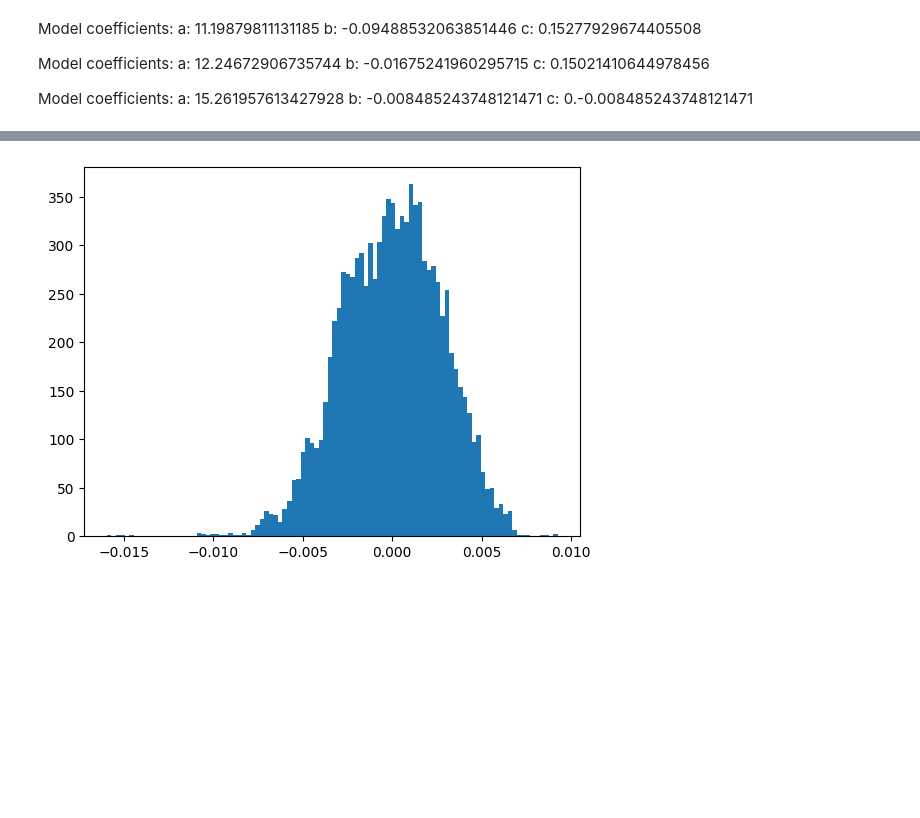
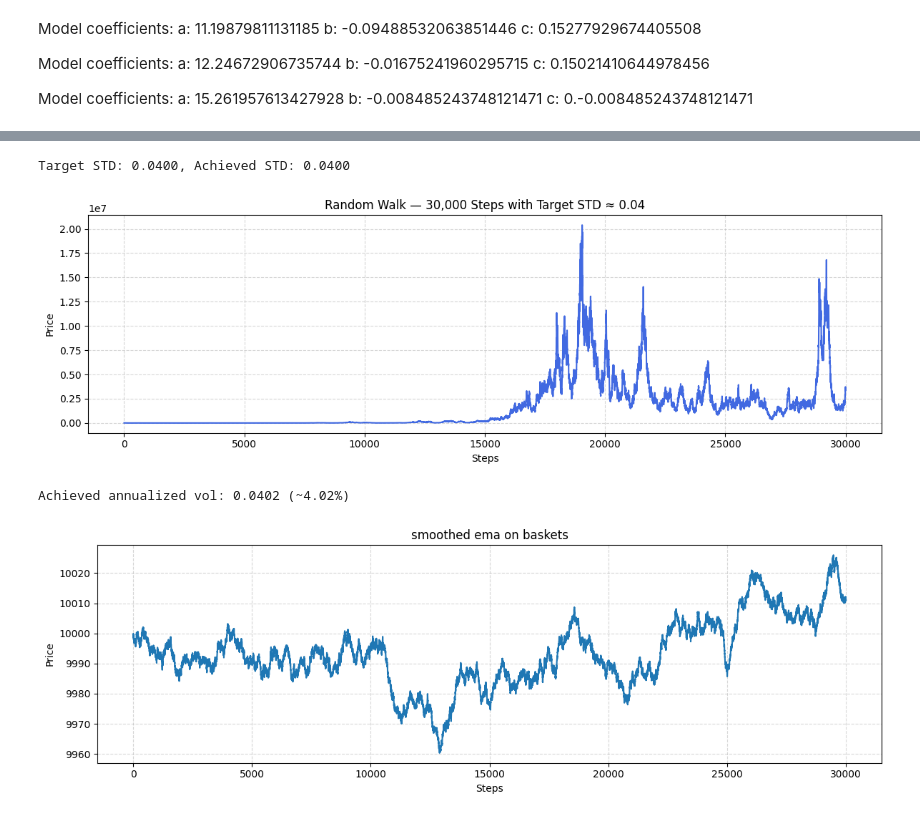
Before and after one commit to chrispyroberts/imc-prosperity-3, a Jupyter notebook: ROUND 3/round3 analysis.ipynb, the cells around one changed output, grey strips where cells are left out. Drawn from its saved outputs; the diff is of its cells as text; code cells hidden in the pictures; blank space fills up the shorter version.

```diff
--- a/ROUND 3/round3 analysis.ipynb
+++ b/ROUND 3/round3 analysis.ipynb
@@ -467,5 +236,66 @@ c: 0.15140122570599449
-# %%
-plt.hist(copy_df['iv_diff'].values, bins=100)
-plt.show()
-# %% [output]
-[figure, removed]
+# %%
+import numpy as np
+import matplotlib.pyplot as plt
+
+# Target std over 30,000 steps
+n_steps = 30000
+target_std = 0.04
+
+# Generate normalized returns, then rescale to hit desired std
+raw_returns = np.random.normal(loc=0, scale=1.0, size=n_steps)
+returns = raw_returns / raw_returns.std() * target_std
+
+# Generate price path
+start_price = 10000
+price_path = start_price * np.exp(np.cumsum(returns))
+
+# Confirm result
+actual_std = returns.std()
+print(f"Target STD: {target_std:.4f}, Achieved STD: {actual_std:.4f}")
+
+# Plot
+plt.figure(figsize=(12, 4))
+plt.plot(price_path, color='royalblue')
+plt.title("Random Walk — 30,000 Steps with Target STD ≈ 0.04")
+plt.xlabel("Steps")
+plt.ylabel("Price")
+plt.grid(True, linestyle='--', alpha=0.5)
+plt.tight_layout()
+plt.show()
+
+import numpy as np
+import matplotlib.pyplot as plt
+
+# Simulation settings
+n_steps = 30000
+days = 4
+target_annual_vol = 0.04  # 4%
+trading_days_per_year = 252
+
+# Step-wise volatility to achieve target annual vol
+steps_per_day = n_steps / days
+steps_per_year = trading_days_per_year * steps_per_day
+step_std = target_annual_vol / np.sqrt(steps_per_year)
+
+# Generate random walk
+returns = np.random.normal(loc=0, scale=step_std, size=n_steps)
+price_path = 10000 * np.exp(np.cumsum(returns))
+
+# Check actual std
+actual_annualized_vol = returns.std() * np.sqrt(steps_per_year)
+print(f"Achieved annualized vol: {actual_annualized_vol:.4f} (~{actual_annualized_vol*100:.2f}%)")
+
+# Plot
+plt.figure(figsize=(12, 4))
+plt.plot(price_path, label='Price Path')
+plt.title("smoothed ema on baskets")
+plt.xlabel("Steps")
+plt.ylabel("Price")
+plt.grid(True, linestyle='--', alpha=0.5)
+plt.tight_layout()
+plt.show()
+# %% [output]
+Target STD: 0.0400, Achieved STD: 0.0400
+[figure, added]
+Achieved annualized vol: 0.0402 (~4.02%)
+[figure, added]
```
Also changed, not shown: parts of 64 cells of this notebook, 2 other files.
